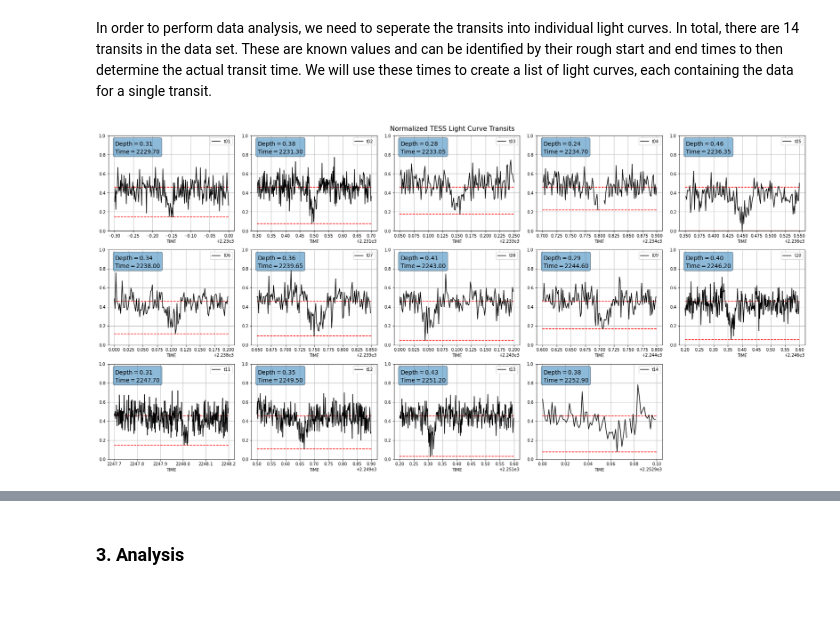
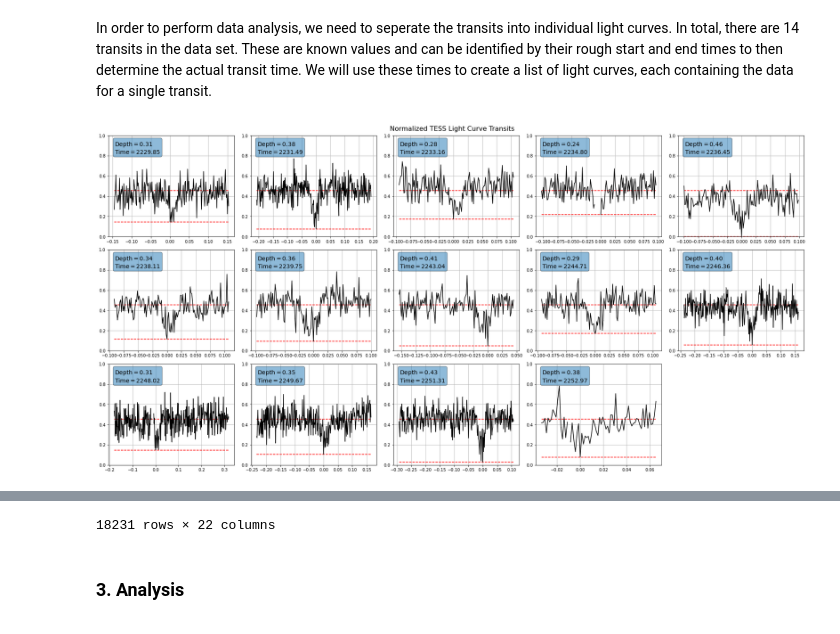
Before and after one commit to tylerbarna/AST5731-projects, a Jupyter notebook: Project1.ipynb, the cells around one changed output, grey strips where cells are left out. Drawn from its saved outputs; the diff is of its cells as text; code cells hidden in the pictures.

Commit message:
transit time alteration
changed how the transit time was found to use the index of the minimum flux value; this also means that the plots can have x-axis relative to when this occurs

```diff
--- a/Project1.ipynb
+++ b/Project1.ipynb
@@ -270,38 +270,42 @@ def transits(df, times, plot=True, save=False):
         transit = df[(df['TIME'] > value[0]) & (df['TIME'] < value[1])]
         min_flux = np.min(transit['NORM_FLUX'])
         depths[key] = norm_flux_mean - min_flux
-        times[key] = interp(min_flux, transit['NORM_FLUX'], transit['TIME'])
-
+        #times[key] = interp(min_flux, transit['NORM_FLUX'], transit['TIME'])
+        ## if this is supposed to be when the transit is at its deepest, then I don't think this is the right method
+        ## I think I need to find the time when the flux is at its minimum
+        times[key] = transit['TIME'][transit['NORM_FLUX'].idxmin()]
 
         if plot:
             ax = axs.flatten()[idx]
-
-            transit.plot(x='TIME', y='NORM_FLUX', yerr='NORM_FLUX_ERR', ax=ax, color='black', label=key)
-            ax.hlines(norm_flux_mean, value[0], value[1], color='r', linestyle='--', label='Mean Flux')
-            ax.hlines(min_flux, value[0], value[1], color='r', linestyle='--', label='Transit Depth')
+            relative_time = times[key] - transit['TIME']
+            ax.errorbar(relative_time, transit['NORM_FLUX'], yerr=transit['NORM_FLUX_ERR'], color='black', label=key)
+            #transit.plot(x=relative_time, y='NORM_FLUX', yerr='NORM_FLUX_ERR', ax=ax, color='black', label=key)
+            ax.hlines(norm_flux_mean, relative_time.min(), relative_time.max(), color='r', linestyle='--', label='Mean Flux')
+            ax.hlines(min_flux, relative_time.min(), relative_time.max(), color='r', linestyle='--', label='Transit Depth')
             ax.set_ylim(0, 1)
             ax.grid()
 
             textstr = '\n'.join((
                 r'$\mathrm{Depth}=%.2f$' % (depths[key], ),
                 r'$\mathrm{Time}=%.2f$' % (times[key], )))
             props = dict(boxstyle='round', alpha=0.5)
             ax.text(0.05, 0.95, textstr, transform=ax.transAxes, fontsize=14,
             verticalalignment='top', bbox=props)
 
         idx+=1
     ## hide the empty subplot
     axs.flatten()[14].set_visible(False)
     fig.suptitle('Normalized TESS Light Curve Transits', fontsize=16)
     plt.tight_layout()
     fig.save('transits.png') if save else None
     plt.show();
     ## combine dictionaries into one before converting into a dataframe
     tDict = {'Transit': list(times.keys()), 'Time': list(times.values()),'Depth': list(depths.values())}
     tdf = pd.DataFrame.from_dict(tDict)
 
     return tdf
 
 tdf = transits(df=df, times=transit_times, plot=True, save=False)
+df
 # %% [output]
-[figure, old version]
+[figure, new version]
@@ -308,3 +324,4 @@ tdf = transits(df=df, times=transit_times, plot=True, save=False)
+18231 rows × 22 columns
 # %% [markdown]
 ### 3. Analysis
 <a id='analysis'></a>
```
Also changed, not shown: parts of 1 cell of this notebook.
